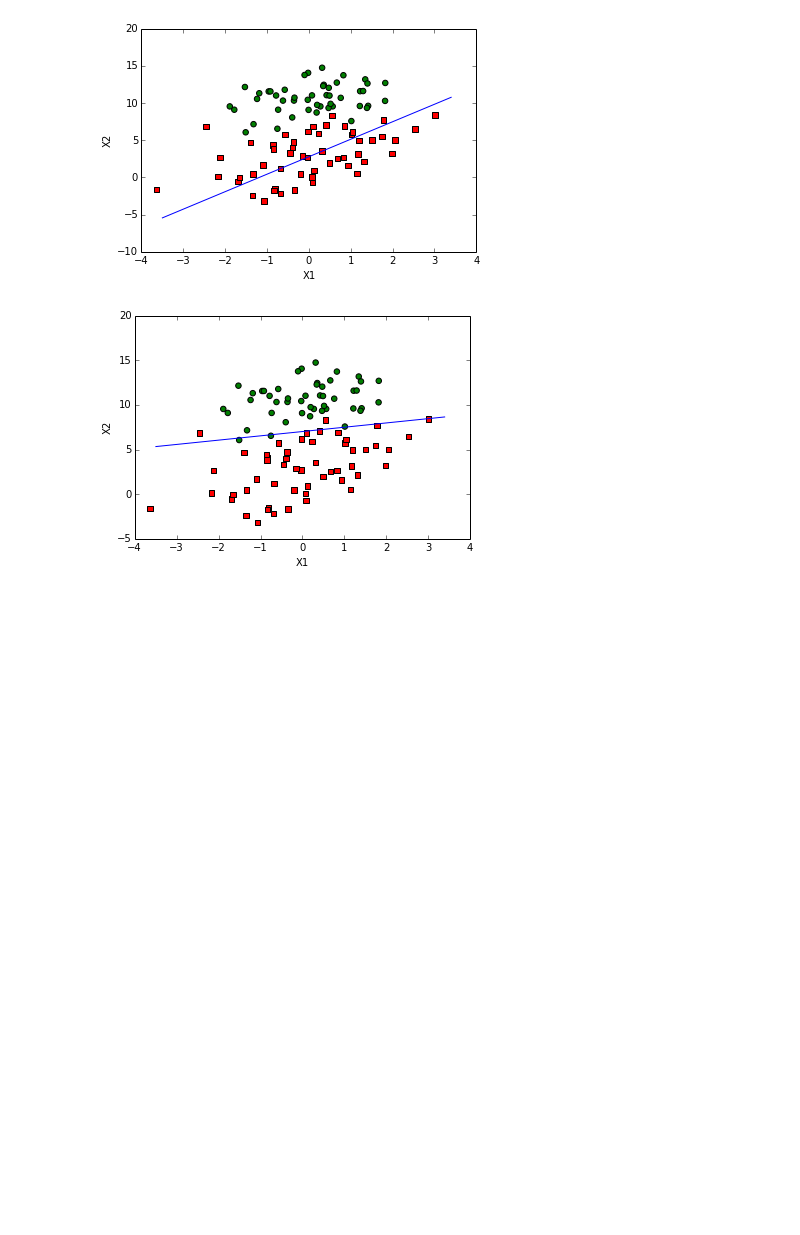
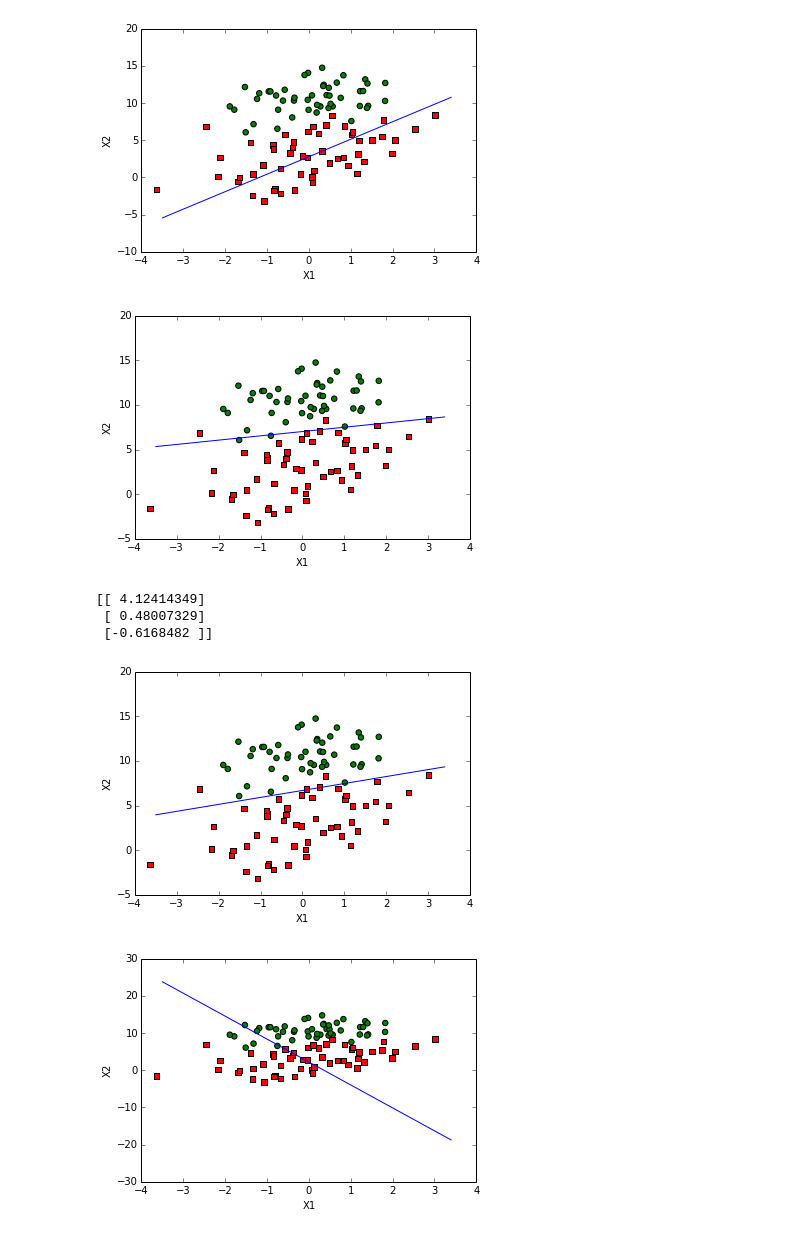
Before and after one commit to dejori/this-and-that, a Jupyter notebook: ml-in-action/ch5/logistic-regression.ipynb, the cells around one changed output. Saved outputs shown, nothing was run; the diff lists cells and outputs as text; code cells hidden in the pictures; blank space fills up the shorter version.

```diff
--- a/ml-in-action/ch5/logistic-regression.ipynb
+++ b/ml-in-action/ch5/logistic-regression.ipynb
@@ -94,3 +97,33 @@ weights=stocGradAscent1(array(dataArr),labelMat)
 plotBestFit(weights)
 # %% [output]
 [figure]
+# %%
+def gradAscentRegularized(dataMatIn, classLabels,l=1.0):
+
+    dataMatrix = mat(dataMatIn)
+    labelMat = mat(classLabels).transpose()
+    m,n = shape(dataMatrix)
+    alpha = 0.001
+    maxCycles = 500
+    weights = ones((n,1))
+
+    reg = ones((n, 1), int)*l/m
+    reg[0,0] = 0
+    for k in range(maxCycles):
+        h = sigmoid(dataMatrix*weights) # column vector with decision for each datapoint
+        error = (labelMat - h) # column vector with error for each datapoint
+        weights = weights + alpha * dataMatrix.transpose()* error - reg
+    return weights
+
+weights=gradAscentRegularized(array(dataArr),labelMat,0.0)
+print weights.getA()
+plotBestFit(weights.getA())
+
+weights=gradAscentRegularized(array(dataArr),labelMat,10.0)
+plotBestFit(weights.getA())
+# %% [output]
+[[ 4.12414349]
+ [ 0.48007329]
+ [-0.6168482 ]]
+[figure, added]
+[figure, added]
```
Also changed, not shown: parts of 2 cells of this notebook.
